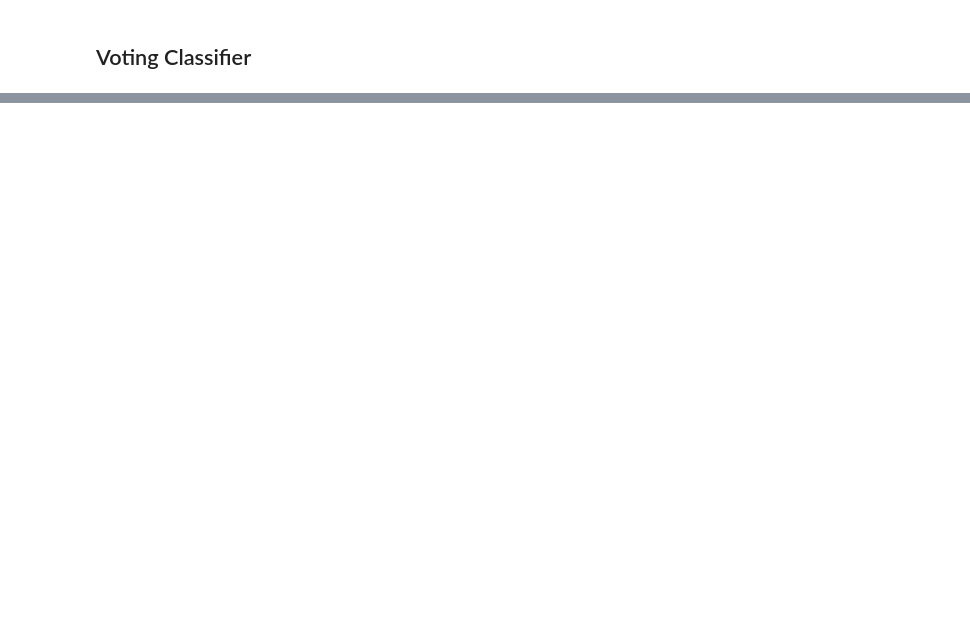
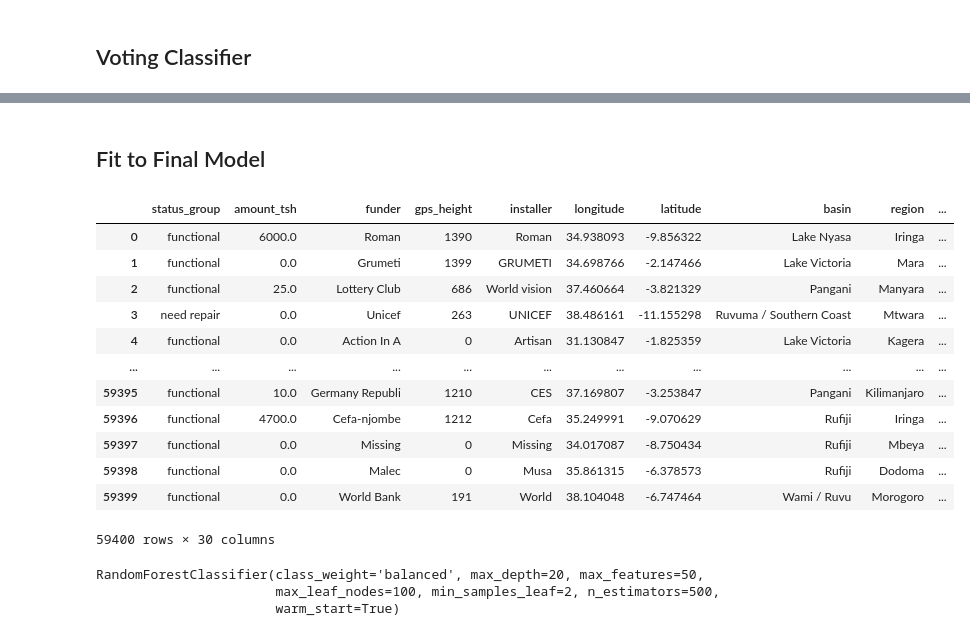
Before and after one commit to wooyounghong/water-wells-classification, a Jupyter notebook: 3.Modeling.ipynb, the cells around one changed output, grey strips where cells are left out. Cells and saved outputs as stored; diff of their text form; code cells hidden in the pictures; blank space fills up the shorter version.

```diff
--- a/3.Modeling.ipynb
+++ b/3.Modeling.ipynb
@@ -659,0 +698,20 @@ voting_clf.named_estimators
+# %% [markdown]
+## Fit to Final Model
+# %%
+final_df = pd.read_csv('./Data/modeling.csv')
+# %%
+final_df
+# %% [output]
+|  | status_group | amount_tsh | funder | gps_height | installer | longitude | latitude | basin | region | ... |
+| 0 | functional | 6000.0 | Roman | 1390 | Roman | 34.938093 | -9.856322 | Lake Nyasa | Iringa | ... |
+| 1 | functional | 0.0 | Grumeti | 1399 | GRUMETI | 34.698766 | -2.147466 | Lake Victoria | Mara | ... |
+| 2 | functional | 25.0 | Lottery Club | 686 | World vision | 37.460664 | -3.821329 | Pangani | Manyara | ... |
+| 3 | need repair | 0.0 | Unicef | 263 | UNICEF | 38.486161 | -11.155298 | Ruvuma / Southern Coast | Mtwara | ... |
+| 4 | functional | 0.0 | Action In A | 0 | Artisan | 31.130847 | -1.825359 | Lake Victoria | Kagera | ... |
+| ... | ... | ... | ... | ... | ... | ... | ... | ... | ... | ... |
+| 59395 | functional | 10.0 | Germany Republi | 1210 | CES | 37.169807 | -3.253847 | Pangani | Kilimanjaro | ... |
+| 59396 | functional | 4700.0 | Cefa-njombe | 1212 | Cefa | 35.249991 | -9.070629 | Rufiji | Iringa | ... |
+| 59397 | functional | 0.0 | Missing | 0 | Missing | 34.017087 | -8.750434 | Rufiji | Mbeya | ... |
+| 59398 | functional | 0.0 | Malec | 0 | Musa | 35.861315 | -6.378573 | Rufiji | Dodoma | ... |
+| 59399 | functional | 0.0 | World Bank | 191 | World | 38.104048 | -6.747464 | Wami / Ruvu | Morogoro | ... |
+59400 rows × 30 columns
@@ -659,0 +720,6 @@ voting_clf.named_estimators
+# %%
+final_model_rf
+# %% [output]
+RandomForestClassifier(class_weight='balanced', max_depth=20, max_features=50,
+                       max_leaf_nodes=100, min_samples_leaf=2, n_estimators=500,
+                       warm_start=True)
```
Also changed, not shown: parts of 40 cells of this notebook, 3 other files.
